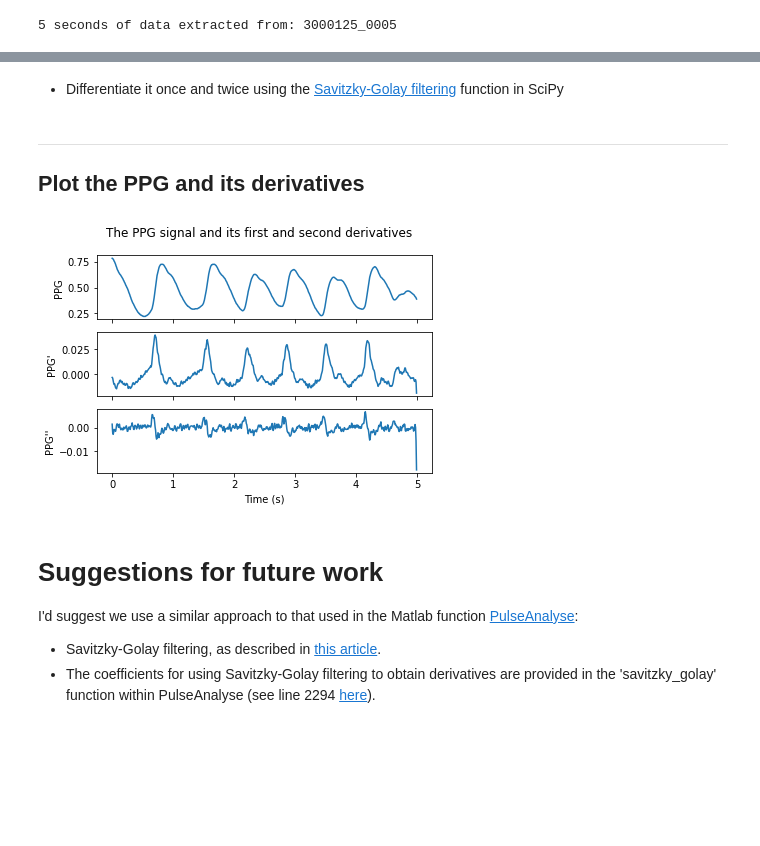
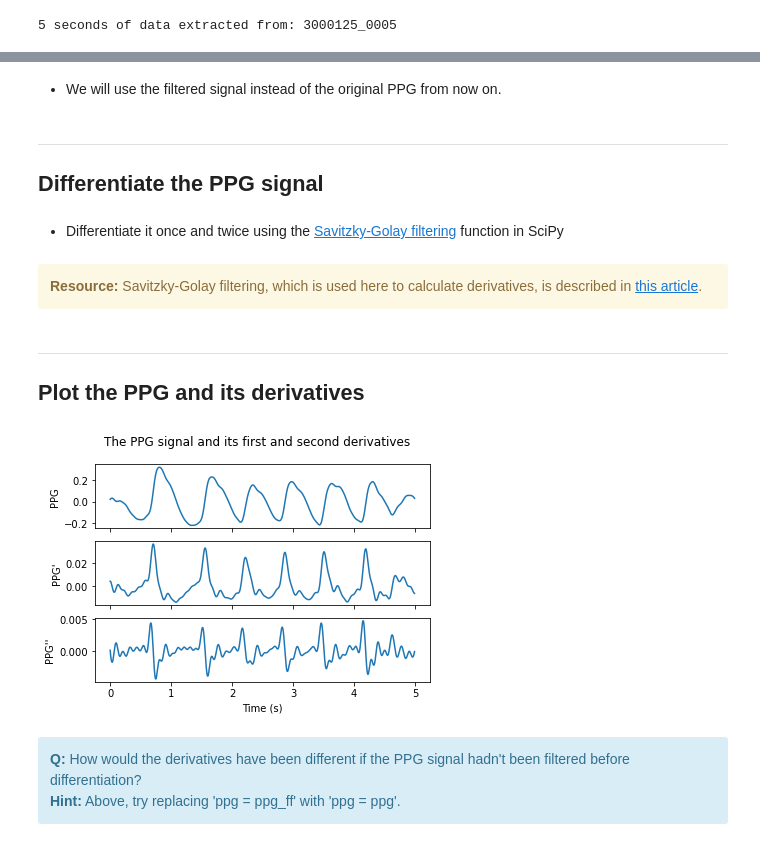
Before and after one commit to wfdb/mimic_wfdb_tutorials, a Jupyter notebook: content/tutorial/notebooks/differentiation.ipynb, the cells around one changed output, grey strips where cells are left out. Cells and saved outputs as stored; diff of their text form; code cells hidden in the pictures; blank space fills up the shorter version.

Commit message:
updated differentiation tutorial

```diff
--- a/content/tutorial/notebooks/differentiation.ipynb
+++ b/content/tutorial/notebooks/differentiation.ipynb
@@ -71,0 +83,4 @@ ppg = segment_data.p_signal[:,2]
+# %%
+sos_ppg = sp.butter(10, [0.7, 10], btype = 'bp', analog = False, output = 'sos', fs = segment_data.fs)
+w, h = sp.sosfreqz(sos_ppg, 2000, fs = fs)
+ppg_filt = sp.sosfiltfilt(sos_ppg, ppg)
@@ -72,9 +107,15 @@ ppg = segment_data.p_signal[:,2]
+# %% [markdown]
+- We will use the filtered signal instead of the original PPG from now on.
+# %% [markdown]
+---
+## Differentiate the PPG signal
 # %% [markdown]
 - Differentiate it once and twice using the [Savitzky-Golay filtering](https://docs.scipy.org/doc/scipy/reference/generated/scipy.signal.savgol_filter.html) function in SciPy
 # %%
-from scipy.signal import savgol_filter
-d1ppg = savgol_filter(ppg, 9, 5, deriv=1) # Calculate first derivative
-d2ppg = savgol_filter(ppg, 9, 5, deriv=2) # Calculate second derivative
+d1ppg = sp.savgol_filter(ppg_filt, 9, 5, deriv=1) # Calculate first derivative
+d2ppg = sp.savgol_filter(ppg_filt, 9, 5, deriv=2) # Calculate second derivative
+# %% [markdown]
+<div class="alert alert-block alert-warning"> <b>Resource:</b> Savitzky-Golay filtering, which is used here to calculate derivatives, is described in <a href="https://doi.org/10.1021/ac60214a047">this article</a>. </div>
 # %% [markdown]
 ---
 ## Plot the PPG and its derivatives
@@ -82,20 +123,17 @@ d2ppg = savgol_filter(ppg, 9, 5, deriv=2) # Calculate second derivative
 from matplotlib import pyplot as plt
 import numpy as np
 # %%
-t = np.arange(0, len(ppg))/segment_data.fs
+t = np.arange(0, len(ppg_filt))/segment_data.fs
 fig, (ax1,ax2,ax3) = plt.subplots(3, 1, sharex = True, sharey = False)
-ax1.plot(t, ppg)
+ax1.plot(t, ppg_filt)
 ax1.set(xlabel = '', ylabel = 'PPG')
 plt.suptitle('The PPG signal and its first and second derivatives')
 ax2.plot(t, d1ppg)
 ax2.set(xlabel = '', ylabel = 'PPG\'')
 ax3.plot(t, d2ppg)
 ax3.set(xlabel = 'Time (s)', ylabel = 'PPG\'\'')
 plt.show()
 # %% [output]
-[figure, old version]
+[figure, new version]
-# %% [markdown]
-# Suggestions for future work
-I'd suggest we use a similar approach to that used in the Matlab function [PulseAnalyse](https://peterhcharlton.github.io/pulse-analyse/):
-- Savitzky-Golay filtering, as described in [this article](https://doi.org/0.1021/ac60214a047).
-- The coefficients for using Savitzky-Golay filtering to obtain derivatives are provided in the 'savitzky_golay' function within PulseAnalyse (see line 2294 [here](https://github.com/peterhcharlton/pulse-analyse/blob/master/pulse-analyse_v.1.3beta/PulseAnalyse.m)).
+# %% [markdown]
+<div class="alert alert-block alert-info"> <b>Q:</b> How would the derivatives have been different if the PPG signal hadn't been filtered before differentiation? <br> <b>Hint:</b> Above, try replacing 'ppg = ppg_ff' with 'ppg = ppg'. </div>
```
Also changed, not shown: parts of 13 cells of this notebook.
